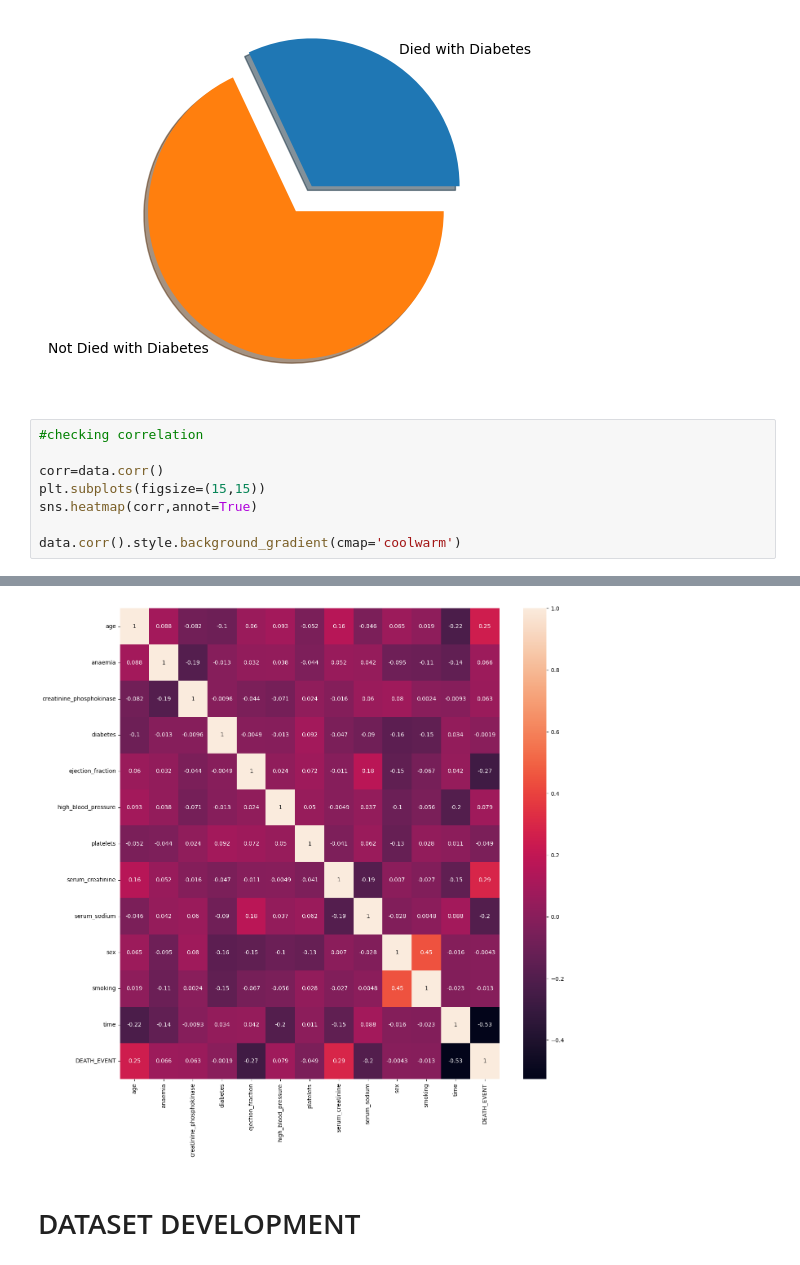
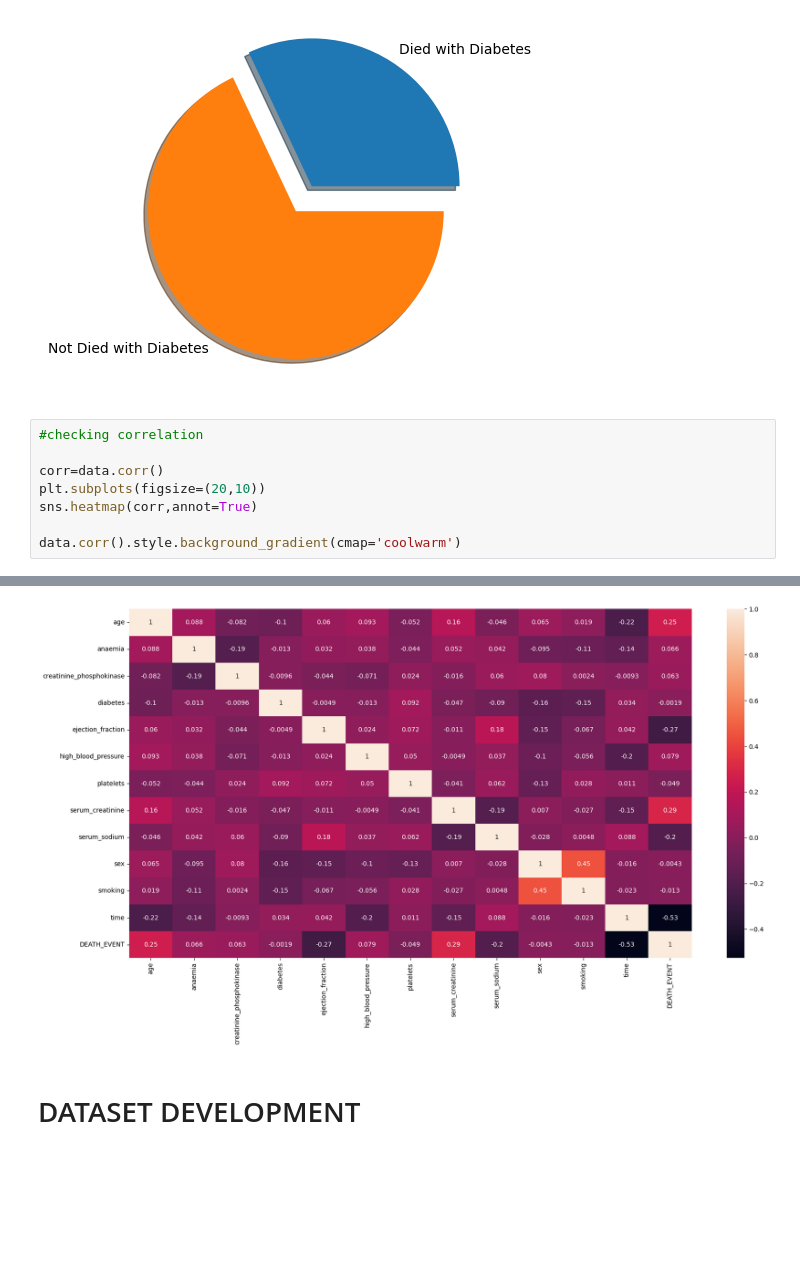
Before and after one commit to Soham-Chaudhuri/Heart-Failure-Prediction-Soham, a Jupyter notebook: Heart Failure Predictor.ipynb, the cells around one changed output, grey strips where cells are left out. Cells and saved outputs as stored; diff of their text form; blank space fills up the shorter version.

```diff
--- a/Heart Failure Predictor.ipynb
+++ b/Heart Failure Predictor.ipynb
@@ -140,27 +140,27 @@ plt.show()
 # %%
 #checking correlation
 
 corr=data.corr()
-plt.subplots(figsize=(15,15))
+plt.subplots(figsize=(20,10))
 sns.heatmap(corr,annot=True)
 
 data.corr().style.background_gradient(cmap='coolwarm')
 # %% [output]
 |  | age | anaemia | creatinine_phosphokinase | diabetes | ejection_fraction | high_blood_pressure | platelets | ... |
 | age | 1.000000 | 0.088006 | -0.081584 | -0.101012 | 0.060098 | 0.093289 | -0.052354 | ... |
 | anaemia | 0.088006 | 1.000000 | -0.190741 | -0.012729 | 0.031557 | 0.038182 | -0.043786 | ... |
 | creatinine_phosphokinase | -0.081584 | -0.190741 | 1.000000 | -0.009639 | -0.044080 | -0.070590 | 0.024463 | ... |
 | diabetes | -0.101012 | -0.012729 | -0.009639 | 1.000000 | -0.004850 | -0.012732 | 0.092193 | ... |
 | ejection_fraction | 0.060098 | 0.031557 | -0.044080 | -0.004850 | 1.000000 | 0.024445 | 0.072177 | ... |
 | high_blood_pressure | 0.093289 | 0.038182 | -0.070590 | -0.012732 | 0.024445 | 1.000000 | 0.049963 | ... |
 | platelets | -0.052354 | -0.043786 | 0.024463 | 0.092193 | 0.072177 | 0.049963 | 1.000000 | ... |
 | serum_creatinine | 0.159187 | 0.052174 | -0.016408 | -0.046975 | -0.011302 | -0.004935 | -0.041198 | ... |
 | serum_sodium | -0.045966 | 0.041882 | 0.059550 | -0.089551 | 0.175902 | 0.037109 | 0.062125 | ... |
 | sex | 0.065430 | -0.094769 | 0.079791 | -0.157730 | -0.148386 | -0.104615 | -0.125120 | ... |
 | smoking | 0.018668 | -0.107290 | 0.002421 | -0.147173 | -0.067315 | -0.055711 | 0.028234 | ... |
 | time | -0.224068 | -0.141414 | -0.009346 | 0.033726 | 0.041729 | -0.196439 | 0.010514 | ... |
 | DEATH_EVENT | 0.253729 | 0.066270 | 0.062728 | -0.001943 | -0.268603 | 0.079351 | -0.049139 | ... |
-[figure, old version]
+[figure, new version]
 # %% [markdown]
 # DATASET DEVELOPMENT
 # %%
```
Also changed, not shown: parts of 1 cell of this notebook, 9 other files.
